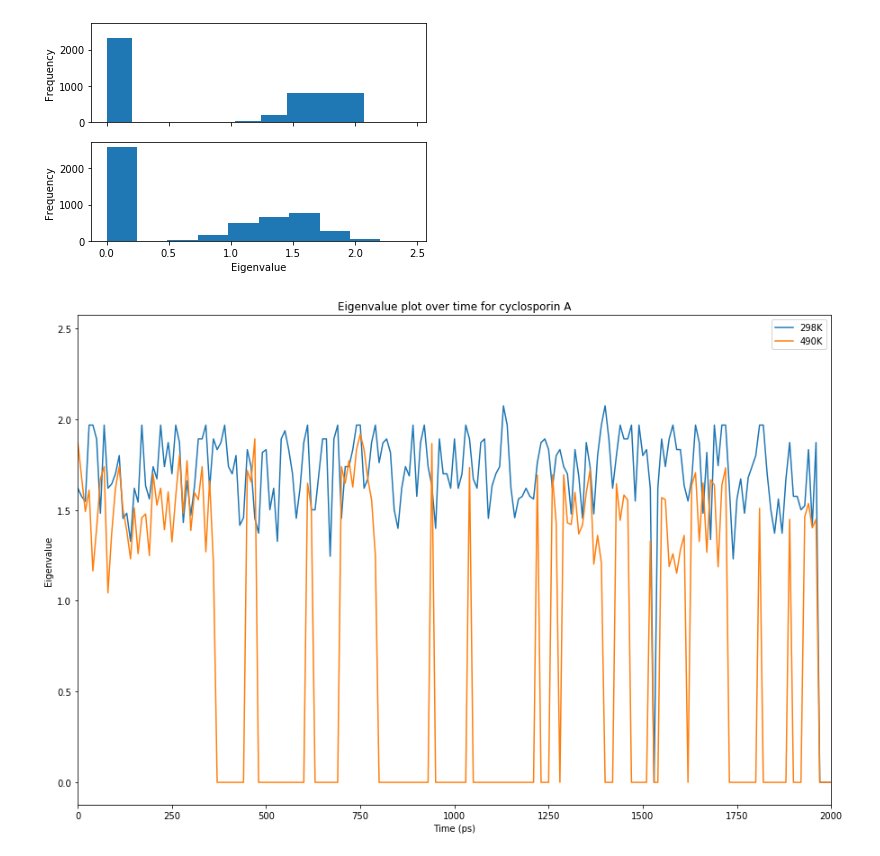
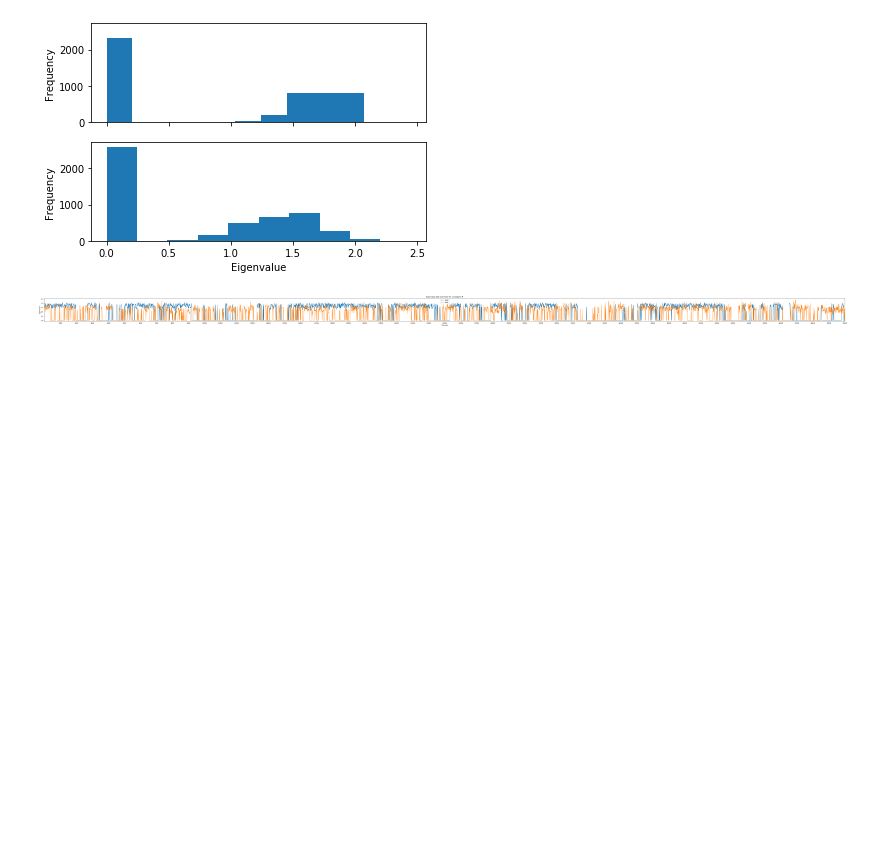
Before and after one commit to microversallaboratories/mdcode, a Jupyter notebook: jupyter_nbs/general/mdanalysis/gnm.ipynb, the cells around one changed output. Cells and saved outputs as stored; diff of their text form; code cells hidden in the pictures; blank space fills up the shorter version.

Commit message:
update xticks

```diff
--- a/jupyter_nbs/general/mdanalysis/gnm.ipynb
+++ b/jupyter_nbs/general/mdanalysis/gnm.ipynb
@@ -27,14 +29,16 @@ histax[1].set_ylabel('Frequency');
 # %%
 time1 = [res[0] for res in nma1.results]
 time2 = [res[0] for res in nma2.results]
 linefig, lineax = plt.subplots()
 plt.plot(time1, eigenvalues1, label='298K')
 plt.plot(time2, eigenvalues2, label='490K')
 lineax.set_xlabel('Time (ps)')
 lineax.set_ylabel('Eigenvalue')
-lineax.figure.set_size_inches(15,10)
-lineax.set_xbound(0,2000)
+lineax.figure.set_size_inches(100,3)
+lineax.set_xbound(-1,50001)
+a = 1000*np.array(list(range(1,51)))
+lineax.set_xticks(ticks=a)
 lineax.set_title('Eigenvalue plot over time for cyclosporin A')
 plt.legend();
 # %% [output]
-[figure, old version]
+[figure, new version]
```
Also changed, not shown: parts of 1 cell of this notebook.
